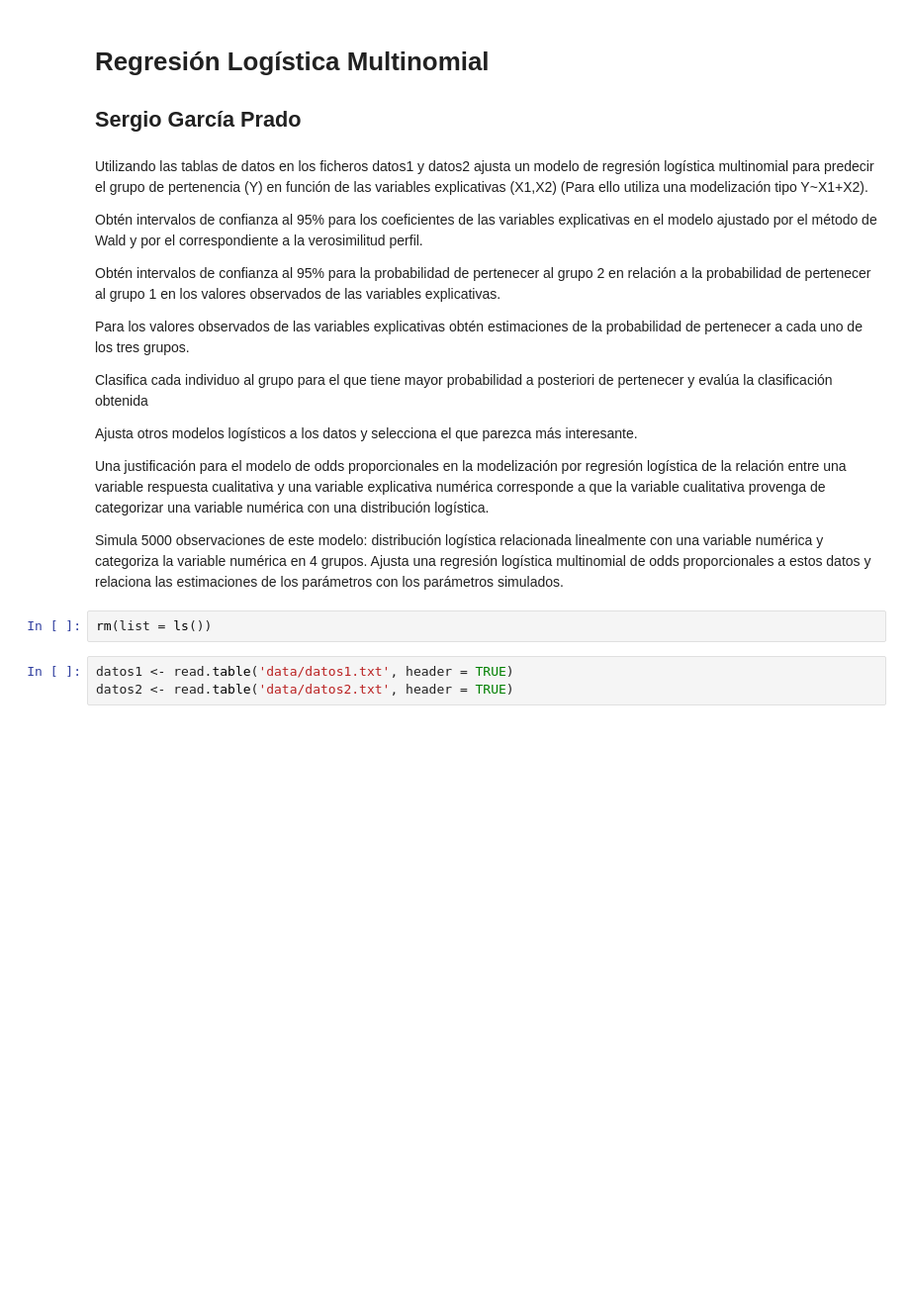
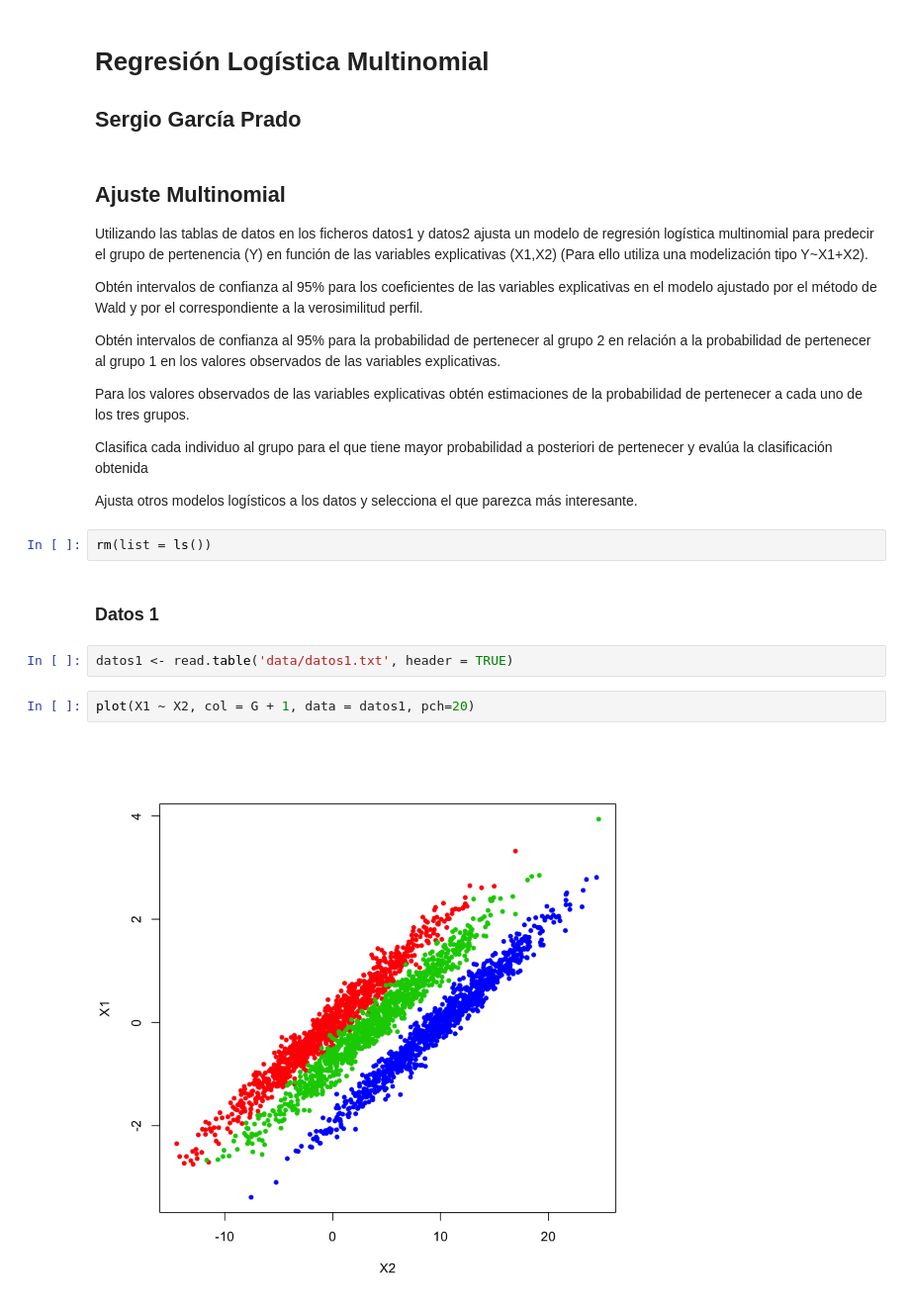
Before and after one commit to garciparedes/multinomial-logistic-contingency, a Jupyter notebook: notebook.ipynb, the cells around one changed output. Shown at 99% size. Saved outputs shown, nothing was run; the diff lists cells and outputs as text; blank space fills up the shorter version.

Commit message:
Starting to work on data plotting

```diff
--- a/notebook.ipynb
+++ b/notebook.ipynb
@@ -2,6 +2,7 @@
 # Regresión Logística Multinomial
 ## Sergio García Prado
 # %% [markdown]
+## Ajuste Multinomial
 Utilizando las tablas de datos en los ficheros datos1 y datos2 ajusta un modelo de regresión
 logística multinomial para predecir el grupo de pertenencia (Y) en función de las variables
 explicativas (X1,X2) (Para ello utiliza una modelización tipo Y~X1+X2).
@@ -19,18 +20,13 @@ Clasifica cada individuo al grupo para el que tiene mayor probabilidad a posteri
 y evalúa la clasificación obtenida
 
 Ajusta otros modelos logísticos a los datos y selecciona el que parezca más interesante.
-
-Una justificación para el modelo de odds proporcionales en la modelización por regresión
-logística de la relación entre una variable respuesta cualitativa y una variable explicativa
-numérica corresponde a que la variable cualitativa provenga de categorizar una variable
-numérica con una distribución logística.
-
-Simula 5000 observaciones de este modelo: distribución logística relacionada linealmente con
-una variable numérica y categoriza la variable numérica en 4 grupos. Ajusta una regresión
-logística multinomial de odds proporcionales a estos datos y relaciona las estimaciones de los
-parámetros con los parámetros simulados.
 # %%
 rm(list = ls())
+# %% [markdown]
+### Datos 1
 # %%
 datos1 <- read.table('data/datos1.txt', header = TRUE)
-datos2 <- read.table('data/datos2.txt', header = TRUE)
+# %%
+plot(X1 ~ X2, col = G + 1, data = datos1, pch=20)
+# %% [output]
+[figure, added]
```
Also changed, not shown: parts of 12 cells of this notebook.
